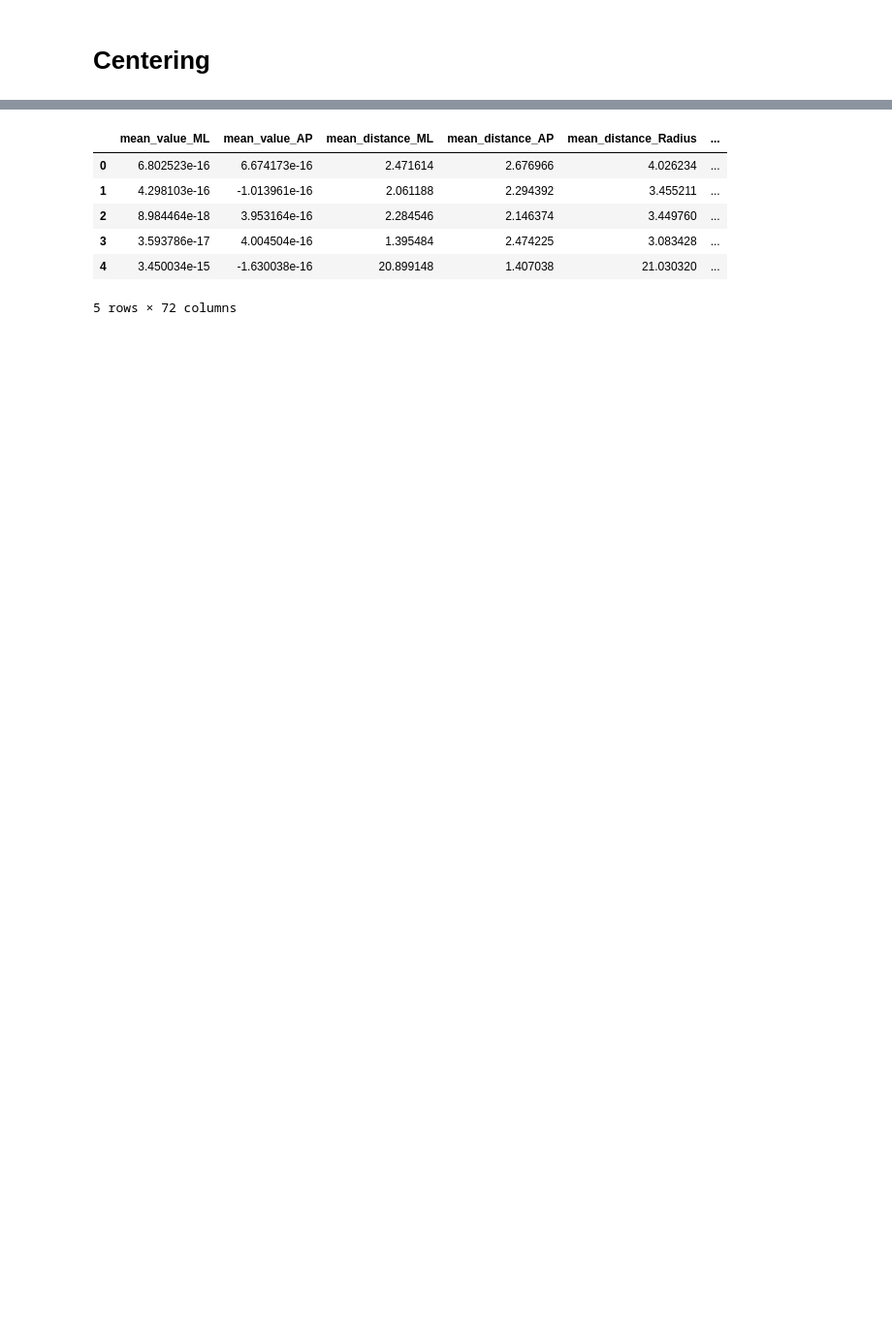
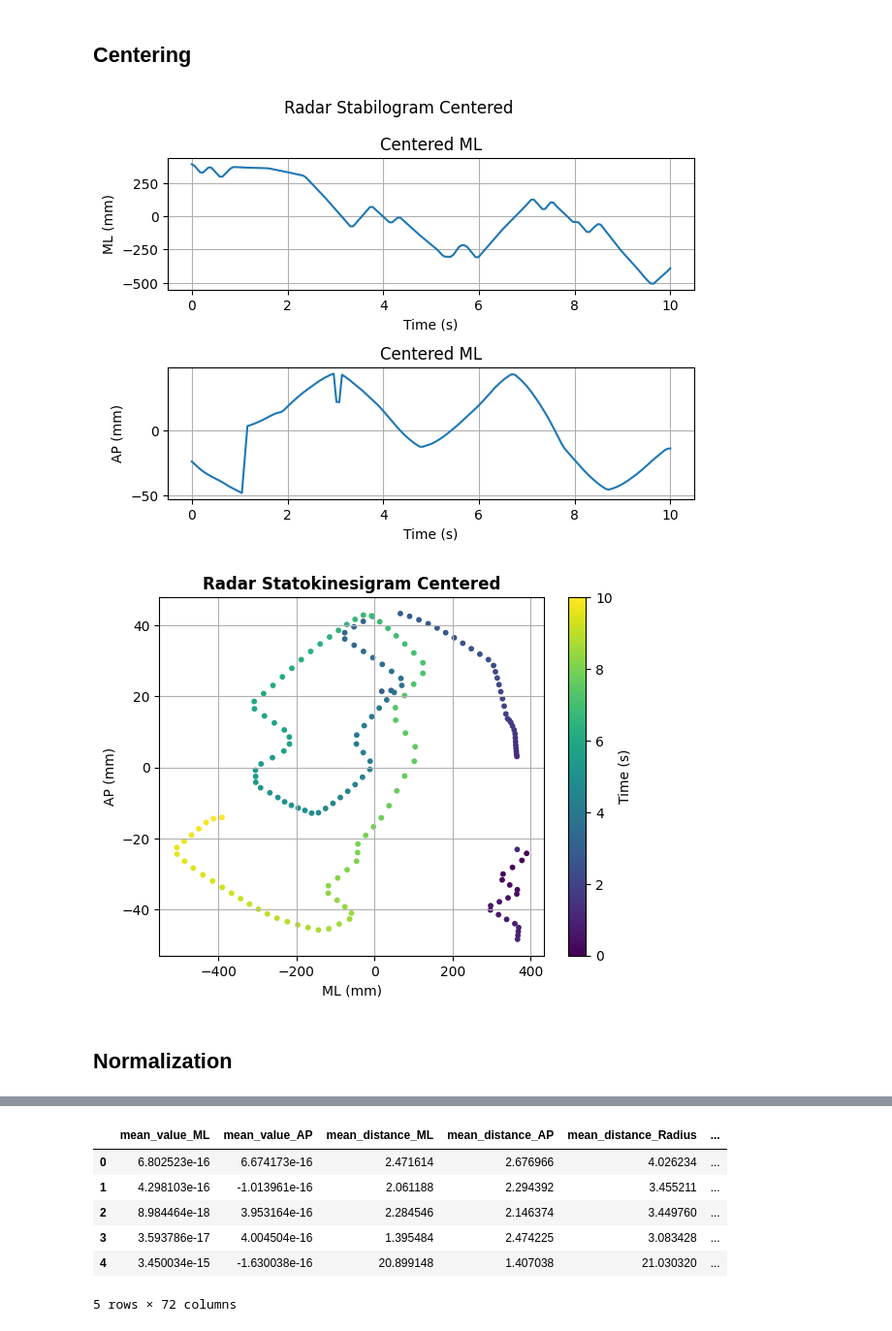
Before and after one commit to KellyLuo-O/stabilometry_project_2026, a Jupyter notebook: scripts/radar_stabilogram.ipynb, the cells around one changed output, grey strips where cells are left out. Shown at 97% size. Saved outputs shown, nothing was run; the diff lists cells and outputs as text; code cells hidden in the pictures; blank space fills up the shorter version.

```diff
--- a/scripts/radar_stabilogram.ipynb
+++ b/scripts/radar_stabilogram.ipynb
@@ -77,41 +81,55 @@ plt.show()
 # %% [markdown]
-# Centering
+## Centering
 # %%
 x_pos = x_pos - np.mean(x_pos)
 y_pos = y_pos - np.mean(y_pos)
+
+# sauvegarder en CSV
+df = pd.DataFrame({
+    "time": y_time,
+    "x_pos": x_pos,
+    "y_pos": y_pos
+})
+
+df.to_csv("../results/antoine/test4_position.csv", index=False)
 
 plt.figure()
 plt.suptitle("Radar Stabilogram Centered")
 
 # Plot X
 plt.subplot(2, 1, 1)
 plt.plot(y_time, x_pos)
 plt.xlabel("Time (s)")
 plt.ylabel("ML (mm)")
 plt.title("Centered ML")
 plt.grid()
 
 # Plot Y
 plt.subplot(2, 1, 2)
 plt.plot(y_time, y_pos)
 plt.xlabel("Time (s)")
 plt.ylabel("AP (mm)")
 plt.title("Centered ML")
 plt.grid()
 
 plt.tight_layout()
 plt.show()
 
 plt.figure()
 sc = plt.scatter(x_pos, y_pos, c=y_time, cmap='viridis', s=10)
 plt.xlabel("ML (mm)")
 plt.ylabel("AP (mm)")
-plt.title("Radar Statokinesigram Centered")
+plt.title("Radar Statokinesigram Centered", fontweight='bold')
 plt.grid()
 
 cbar = plt.colorbar(sc)
 cbar.set_label("Time (s)")
 plt.show()
+# %% [output]
+[figure, added]
+[figure, added]
+# %% [markdown]
+## Normalization
 # %%
 x = x_pos - np.mean(x_pos)
 y = y_pos - np.mean(y_pos)
```
Also changed, not shown: parts of 10 cells of this notebook, 9 other files.
